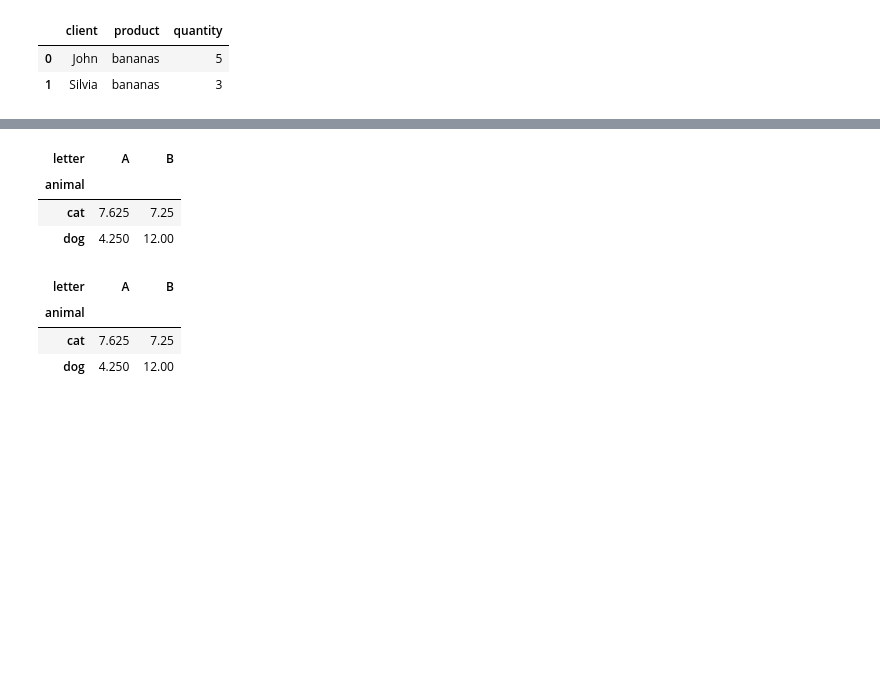
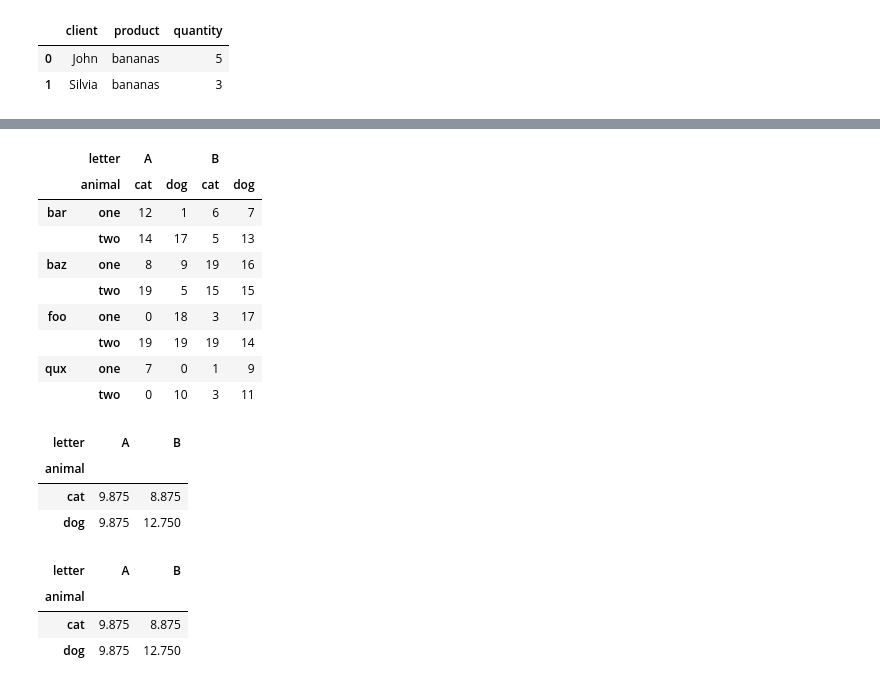
Before and after one commit to ZosoV/pandas_review, a Jupyter notebook: 007_reshaping.ipynb, the cells around one changed output, grey strips where cells are left out. Saved outputs shown, nothing was run; the diff lists cells and outputs as text; code cells hidden in the pictures; blank space fills up the shorter version.

```diff
--- a/007_reshaping.ipynb
+++ b/007_reshaping.ipynb
@@ -543,13 +702,24 @@ display_side_by_side(result1, result2)
 # %%
+# Example 2: get the mean among all the pairs (letter, animal)
 result1 = df.stack().groupby(level="animal").mean()
 result2 = df.mean().unstack(0)
-display_side_by_side(result1, result2)
+display_side_by_side(df, result1, result2)
 # %% [output]
-| letter | A | B |
-| animal |  |  |
-| cat | 7.625 | 7.25 |
-| dog | 4.250 | 12.00 |
+|  | letter | A |  | B |  |
+|  | animal | cat | dog | cat | dog |
+| bar | one | 12 | 1 | 6 | 7 |
+|  | two | 14 | 17 | 5 | 13 |
+| baz | one | 8 | 9 | 19 | 16 |
+|  | two | 19 | 5 | 15 | 15 |
+| foo | one | 0 | 18 | 3 | 17 |
+|  | two | 19 | 19 | 19 | 14 |
+| qux | one | 7 | 0 | 1 | 9 |
+|  | two | 0 | 10 | 3 | 11 |
 | letter | A | B |
 | animal |  |  |
-| cat | 7.625 | 7.25 |
-| dog | 4.250 | 12.00 |
+| cat | 9.875 | 8.875 |
+| dog | 9.875 | 12.750 |
+| letter | A | B |
+| animal |  |  |
+| cat | 9.875 | 8.875 |
+| dog | 9.875 | 12.750 |
```
Also changed, not shown: parts of 20 cells of this notebook, 3 other files.
